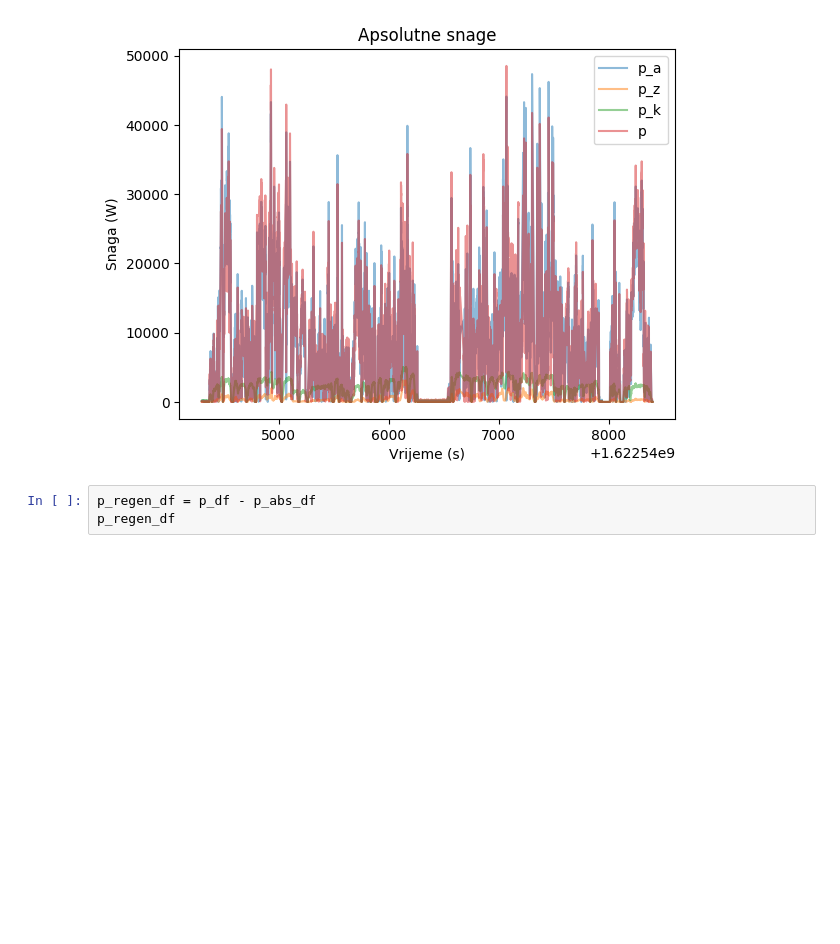
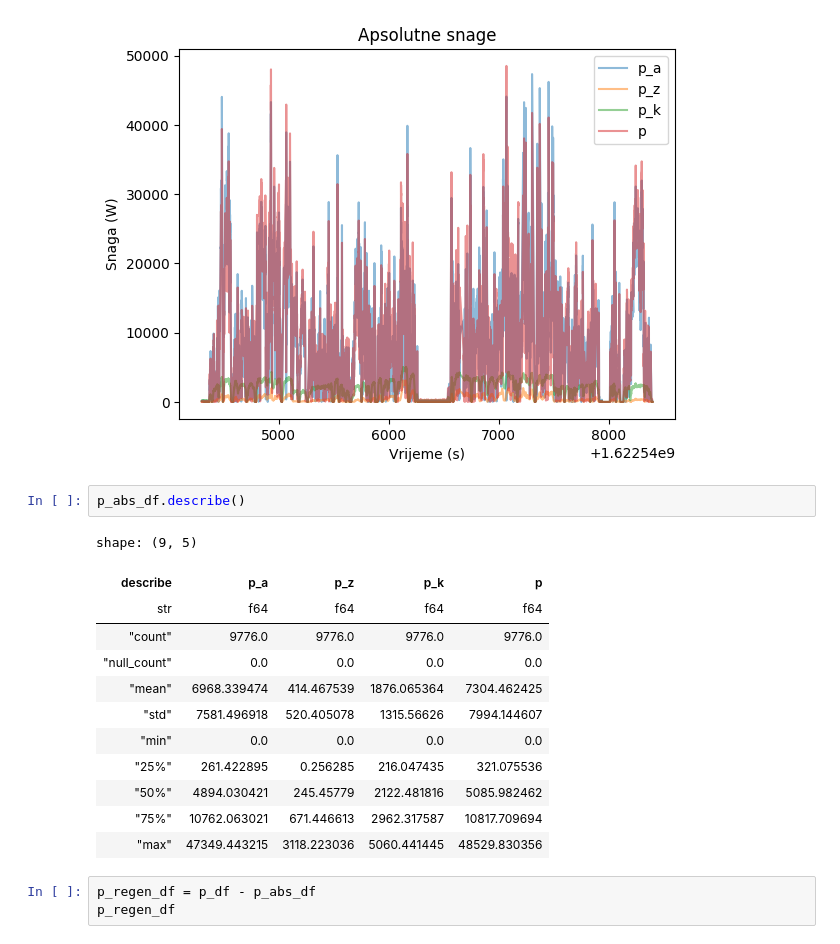
Before and after one commit to IvanDerdicDer/ele_lab_1, a Jupyter notebook: ehv_lab_1.ipynb, the cells around one changed output. Cells and saved outputs as stored; diff of their text form; blank space fills up the shorter version.

```diff
--- a/ehv_lab_1.ipynb
+++ b/ehv_lab_1.ipynb
@@ -371,6 +371,21 @@ plot_dataframe(
 )
 # %% [output]
 [figure]
+# %%
+p_abs_df.describe()
+# %% [output]
+shape: (9, 5)
+| describe | p_a | p_z | p_k | p |
+| str | f64 | f64 | f64 | f64 |
+| "count" | 9776.0 | 9776.0 | 9776.0 | 9776.0 |
+| "null_count" | 0.0 | 0.0 | 0.0 | 0.0 |
+| "mean" | 6968.339474 | 414.467539 | 1876.065364 | 7304.462425 |
+| "std" | 7581.496918 | 520.405078 | 1315.56626 | 7994.144607 |
+| "min" | 0.0 | 0.0 | 0.0 | 0.0 |
+| "25%" | 261.422895 | 0.256285 | 216.047435 | 321.075536 |
+| "50%" | 4894.030421 | 245.45779 | 2122.481816 | 5085.982462 |
+| "75%" | 10762.063021 | 671.446613 | 2962.317587 | 10817.709694 |
+| "max" | 47349.443215 | 3118.223036 | 5060.441445 | 48529.830356 |
 # %%
 p_regen_df = p_df - p_abs_df
 p_regen_df
```
Also changed, not shown: parts of 4 cells of this notebook, 29 other files.
